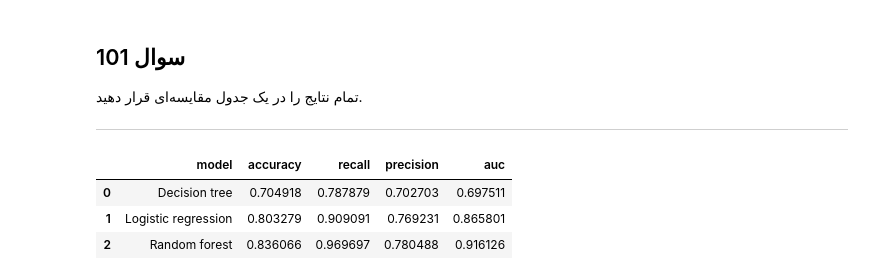
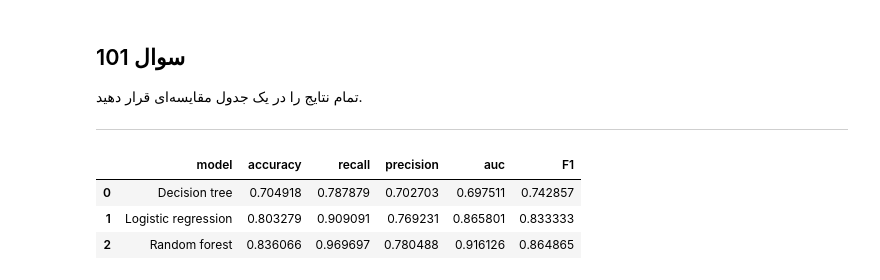
Before and after one commit to dorsa6dsn/DM-tasks, a Jupyter notebook: 003_Modeling/task003_modelling.ipynb, the cells around one changed output. Saved outputs shown, nothing was run; the diff lists cells and outputs as text; code cells hidden in the pictures.

```diff
--- a/003_Modeling/main.ipynb
+++ b/003_Modeling/task003_modelling.ipynb
@@ -1500,30 +1502,33 @@ precision:
 # %%
 result_all = pd.DataFrame([
     {
-    'model': 'Decision tree',
-    'accuracy': accuracy,
-    'recall': recall_model,
-    'precision': precision_model1,
-    'auc': auc
+        'model': 'Decision tree',
+        'accuracy': accuracy,
+        'recall': recall_model,
+        'precision': precision_model1,
+        'auc': auc,
+        'F1': f1_model,
     },
     {
         'model': 'Logistic regression',
         'accuracy': accuracy2,
         'recall': recall_model2,
         'precision': precision_model2,
-        'auc': auc2
+        'auc': auc2,
+        'F1': f1_model2,
     },
     {
         'model': 'Random forest',
         'accuracy': accuracy3,
         'recall': recall_model3,
         'precision': precision_model3,
-        'auc': auc3
+        'auc': auc3,
+        'F1': f1_model3,
     }
 ])
 result_all
 # %% [output]
-|  | model | accuracy | recall | precision | auc |
-| 0 | Decision tree | 0.704918 | 0.787879 | 0.702703 | 0.697511 |
-| 1 | Logistic regression | 0.803279 | 0.909091 | 0.769231 | 0.865801 |
-| 2 | Random forest | 0.836066 | 0.969697 | 0.780488 | 0.916126 |
+|  | model | accuracy | recall | precision | auc | F1 |
+| 0 | Decision tree | 0.704918 | 0.787879 | 0.702703 | 0.697511 | 0.742857 |
+| 1 | Logistic regression | 0.803279 | 0.909091 | 0.769231 | 0.865801 | 0.833333 |
+| 2 | Random forest | 0.836066 | 0.969697 | 0.780488 | 0.916126 | 0.864865 |
```
Also changed, not shown: parts of 23 cells of this notebook.
